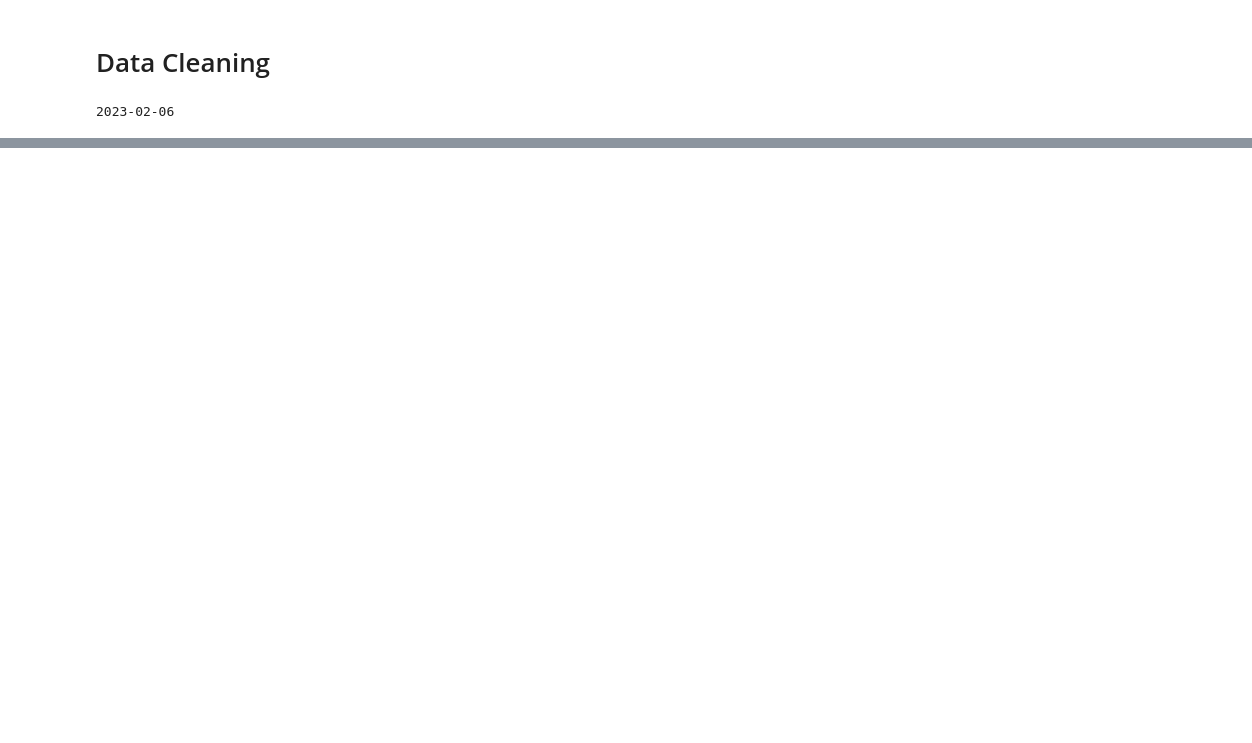
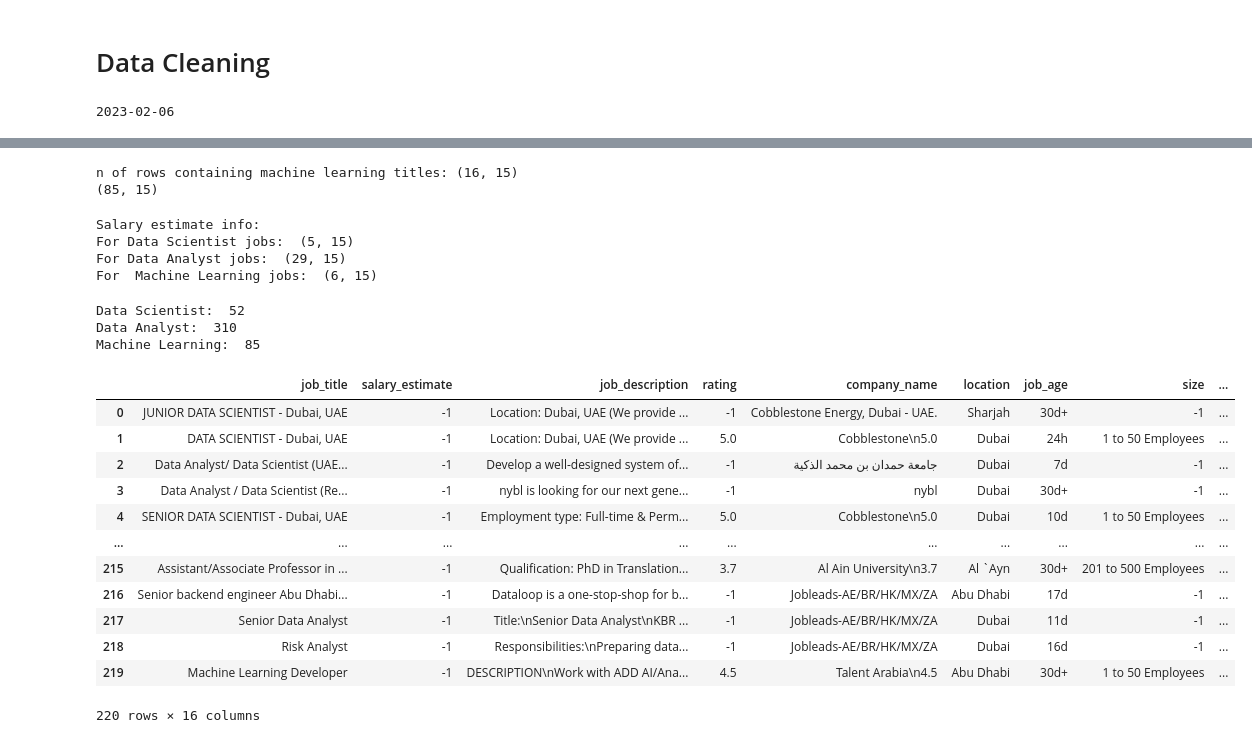
Before and after one commit to maslenkovas/ds_jobs_project, a Jupyter notebook: ds_salary.ipynb, the cells around one changed output, grey strips where cells are left out. Drawn from its saved outputs; the diff is of its cells as text; code cells hidden in the pictures; blank space fills up the shorter version.

```diff
--- a/ds_salary.ipynb
+++ b/ds_salary.ipynb
@@ -46,0 +67,73 @@ ds_jobs_df.head()
+# %%
+# get rows containing machine learning titles
+ml_jobs_df_exp = ml_jobs_df[(ml_jobs_df.job_title.str.lower().str.contains(r'\bmachine learning\b'))]
+print('n of rows containing machine learning titles:', ml_jobs_df_exp.shape)
+
+# remove unrelevant jobs from ML df
+ml_jobs_df_all = ml_jobs_df[~(ml_jobs_df.job_title.str.lower().str.contains(r'\bsales\b|\bbarista\b|\bwaiter\b|\bfullstack\b|\bfull stack\b|\bbackend\b\
+  |\bit\b|\bnail\b|\bweb developer\b|\bteacher\b|\bproduct manager\b|\bppc manager\b|\bbroker\b|\bseo\b|\bfunctional architect\b|\bdeveloper\b|\
+    \bdirector\b|\bsoftware\b|\btechnology lead\b|\bcoastal\b|\bmanager\b|\bofficer\b|\bnocode\b|\binstructor\b|\bpresident\b|\bFablab\b\
+    |\bService Excellence Lead\b|\bService Excellence Lead\b|\bhead of product\b|\bceo\b|\bservice delivery engineer\b|\bprogramme director\b|\bdirector – strategy\b'))]
+
+# merge with pre-filtered ml jobs df
+ml_jobs_df = pd.concat([ml_jobs_df_all, ml_jobs_df_exp], axis=0).drop_duplicates().reset_index(drop=True)
+print(ml_jobs_df.shape)
+# %% [output]
+n of rows containing machine learning titles: (16, 15)
+(85, 15)
+# %%
+# remove unrelevant jobs from Data Scientist df
+ds_jobs_df = ds_jobs_df[~(ds_jobs_df.job_title.str.lower().str.contains(r'\bsales\b|\bbarista\b|\bwaiter\b|\bfullstack\b|\bfull stack\b|\bbackend\b\
+  |\bit\b|\bnail\b|\bweb developer\b|\bteacher\b|\bproduct manager\b|\bppc manager\b|\bbroker\b|\bseo\b|\bfunctional architect\b|\bdeveloper\b|\
+    \bdirector\b|\bsoftware\b|\btechnology lead\b|\bcoastal\b|\bmanager\b|\bofficer\b|\bnocode\b|\binstructor\b|\bpresident\b|\bFablab\b\
+    |\bService Excellence Lead\b|\bService Excellence Lead\b|\bhead of product\b|\bceo\b|\bservice delivery engineer\b|\bprogramme director\b|\bdirector – strategy\b'))]
+# %%
+# remove unrelevant jobs from Data Scientist df
+da_jobs_df = da_jobs_df[~(da_jobs_df.job_title.str.lower().str.contains(r'\bsales\b|\bbarista\b|\bwaiter\b|\bfullstack\b|\bfull stack\b|\bbackend\b\
+  |\bit\b|\bnail\b|\bweb developer\b|\bteacher\b|\bproduct manager\b|\bppc manager\b|\bbroker\b|\bseo\b|\bfunctional architect\b|\bdeveloper\b|\
+    \bdirector\b|\bsoftware\b|\btechnology lead\b|\bcoastal\b|\bmanager\b|\bofficer\b|\bnocode\b|\binstructor\b|\bpresident\b|\bFablab\b\
+    |\bService Excellence Lead\b|\bService Excellence Lead\b|\bhead of product\b|\bceo\b|\bservice delivery engineer\b|\bprogramme director\b|\bdirector – strategy\b\
+        |\bsystems analyst\b'))]
+# %%
+# check how many rows have salary info
+print('Salary estimate info: ')
+print('For Data Scientist jobs: ', ds_jobs_df[~(ds_jobs_df.salary_estimate==-1)].shape)
+print('For Data Analyst jobs: ', da_jobs_df[~(da_jobs_df.salary_estimate==-1)].shape)
+print('For  Machine Learning jobs: ', ml_jobs_df[~(ml_jobs_df.salary_estimate==-1)].shape)
+# %% [output]
+Salary estimate info:
+For Data Scientist jobs:  (5, 15)
+For Data Analyst jobs:  (29, 15)
+For  Machine Learning jobs:  (6, 15)
+# %%
+# the size of cleaned datasets
+print('Data Scientist: ', len(ds_jobs_df))
+print('Data Analyst: ', len(da_jobs_df))
+print('Machine Learning: ', len(ml_jobs_df))
+# %% [output]
+Data Scientist:  52
+Data Analyst:  310
+Machine Learning:  85
+# %%
+# add the job family column
+ds_jobs_df['job_fam'] = 'DS'
+da_jobs_df['job_fam'] = 'DA'
+ml_jobs_df['job_fam'] = 'ML'
+# %%
+# merge datasets into one
+jobs_df = pd.concat([ds_jobs_df, da_jobs_df, ml_jobs_df], axis=0).drop_duplicates(subset=['job_title', 'job_description']).reset_index(drop=True)
+jobs_df
+# %% [output]
+|  | job_title | salary_estimate | job_description | rating | company_name | location | job_age | size | ... |
+| 0 | JUNIOR DATA SCIENTIST - Dubai, UAE | -1 | Location: Dubai, UAE (We provide ... | -1 | Cobblestone Energy, Dubai - UAE. | Sharjah | 30d+ | -1 | ... |
+| 1 | DATA SCIENTIST - Dubai, UAE | -1 | Location: Dubai, UAE (We provide ... | 5.0 | Cobblestone\n5.0 | Dubai | 24h | 1 to 50 Employees | ... |
+| 2 | Data Analyst/ Data Scientist (UAE... | -1 | Develop a well-designed system of... | -1 | جامعة حمدان بن محمد الذكية | Dubai | 7d | -1 | ... |
+| 3 | Data Analyst / Data Scientist (Re... | -1 | nybl is looking for our next gene... | -1 | nybl | Dubai | 30d+ | -1 | ... |
+| 4 | SENIOR DATA SCIENTIST - Dubai, UAE | -1 | Employment type: Full-time & Perm... | 5.0 | Cobblestone\n5.0 | Dubai | 10d | 1 to 50 Employees | ... |
+| ... | ... | ... | ... | ... | ... | ... | ... | ... | ... |
+| 215 | Assistant/Associate Professor in ... | -1 | Qualification: PhD in Translation... | 3.7 | Al Ain University\n3.7 | Al `Ayn | 30d+ | 201 to 500 Employees | ... |
+| 216 | Senior backend engineer Abu Dhabi... | -1 | Dataloop is a one-stop-shop for b... | -1 | Jobleads-AE/BR/HK/MX/ZA | Abu Dhabi | 17d | -1 | ... |
+| 217 | Senior Data Analyst | -1 | Title:\nSenior Data Analyst\nKBR ... | -1 | Jobleads-AE/BR/HK/MX/ZA | Dubai | 11d | -1 | ... |
+| 218 | Risk Analyst | -1 | Responsibilities:\nPreparing data... | -1 | Jobleads-AE/BR/HK/MX/ZA | Dubai | 16d | -1 | ... |
+| 219 | Machine Learning Developer | -1 | DESCRIPTION\nWork with ADD AI/Ana... | 4.5 | Talent Arabia\n4.5 | Abu Dhabi | 30d+ | 1 to 50 Employees | ... |
+220 rows × 16 columns
```
Also changed, not shown: parts of 20 cells of this notebook, 6 other files.
